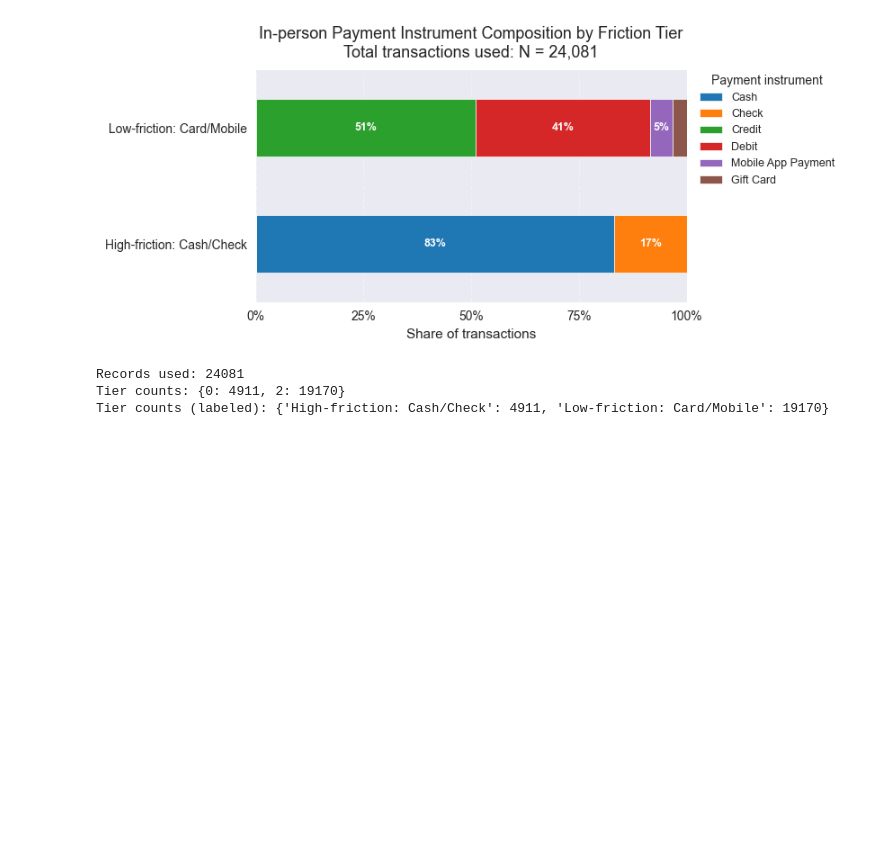
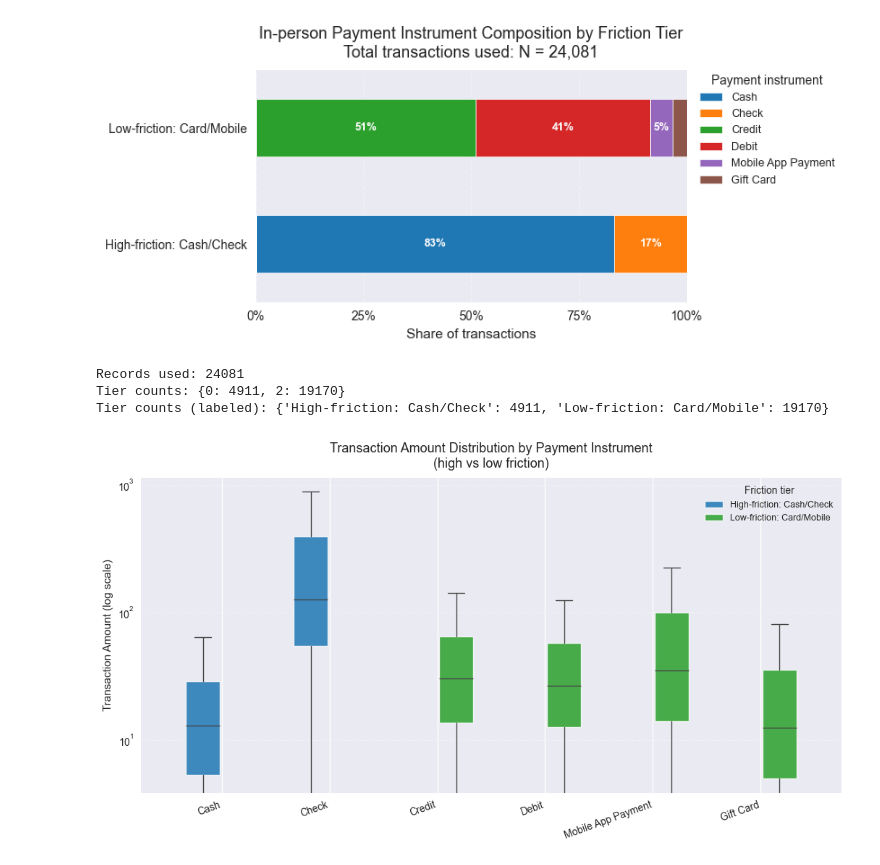
Before and after one commit to JerroldH/dcpc-friction-dml, a Jupyter notebook: notebooks/02_build_inperson_day.ipynb, the cells around one changed output. Drawn from its saved outputs; the diff is of its cells as text; code cells hidden in the pictures; blank space fills up the shorter version.

Commit message:
added more visualizations

```diff
--- a/notebooks/02_build_inperson_day.ipynb
+++ b/notebooks/02_build_inperson_day.ipynb
@@ -630,3 +630,82 @@ print("Tier counts (labeled):", tier_counts_labeled)
 Records used: 24081
 Tier counts: {0: 4911, 2: 19170}
 Tier counts (labeled): {'High-friction: Cash/Check': 4911, 'Low-friction: Card/Mobile': 19170}
+# %%
+# Beautified boxplot: amounts by PI, colored by friction tier (high vs low)
+# - keeps desired PI order
+# - side-by-side boxes per PI (high vs low)
+# - hide fliers; log-scale Y
+# - cleaner grid and legend
+
+cats = [c for c in plot_order if c in df["pi_label"].unique()]
+tiers = [t for t in [tier_labels[0], tier_labels[2]] if t in df["tier_label"].unique()]
+
+df_sub = df[df["pi_label"].isin(cats)].copy()
+
+fig, ax = plt.subplots(figsize=(10.5, 5.8))
+
+# consistent colors for tiers
+base = mpl.colormaps["tab10"]
+tier_colors = {
+    tier_labels[0]: base(0),  # high friction
+    tier_labels[2]: base(2),  # low friction
+}
+
+# positions: each PI has a center; tiers offset around it
+centers = np.arange(len(cats))
+width = 0.35
+pos_map = {
+    tier_labels[0]: centers - width/2,
+    tier_labels[2]: centers + width/2,
+}
+
+# draw boxplots per tier
+box_handles = []
+for t in tiers:
+    data = [df_sub.loc[df_sub["pi_label"].eq(c) & df_sub["tier_label"].eq(t), amt_col].dropna().values
+            for c in cats]
+    bp = ax.boxplot(
+        data,
+        positions=pos_map[t],
+        widths=width*0.9,
+        patch_artist=True,
+        showfliers=False,
+        whis=1.5,
+        manage_ticks=False,
+    )
+    # style boxes
+    for patch in bp["boxes"]:
+        patch.set_facecolor(tier_colors[t])
+        patch.set_edgecolor("white")
+        patch.set_alpha(0.85)
+    for element in ["whiskers", "caps", "medians"]:
+        for item in bp[element]:
+            item.set_color("#444")
+            item.set_linewidth(1.0)
+    box_handles.append((bp["boxes"][0], t))  # one handle per tier
+
+ax.set_yscale("log")
+ax.set_xlim(-0.75, len(cats)-0.25)
+ax.set_xticks(centers)
+ax.set_xticklabels(cats, rotation=20, ha="right")
+
+ax.set_title("Transaction Amount Distribution by Payment Instrument\n(high vs low friction)", fontsize=13, pad=10)
+ax.set_xlabel("")
+ax.set_ylabel("Transaction Amount (log scale)", fontsize=11)
+ax.grid(axis="y", linestyle="--", alpha=0.35)
+ax.set_axisbelow(True)
+
+# legend from tier handles
+ax.legend(
+    [h for h, _ in box_handles],
+    [name for _, name in box_handles],
+    title="Friction tier",
+    loc="upper right",
+    fontsize=9,
+    title_fontsize=10
+)
+
+plt.tight_layout()
+plt.show()
+# %% [output]
+[figure, added]
```
Also changed, not shown: 2 other files.
